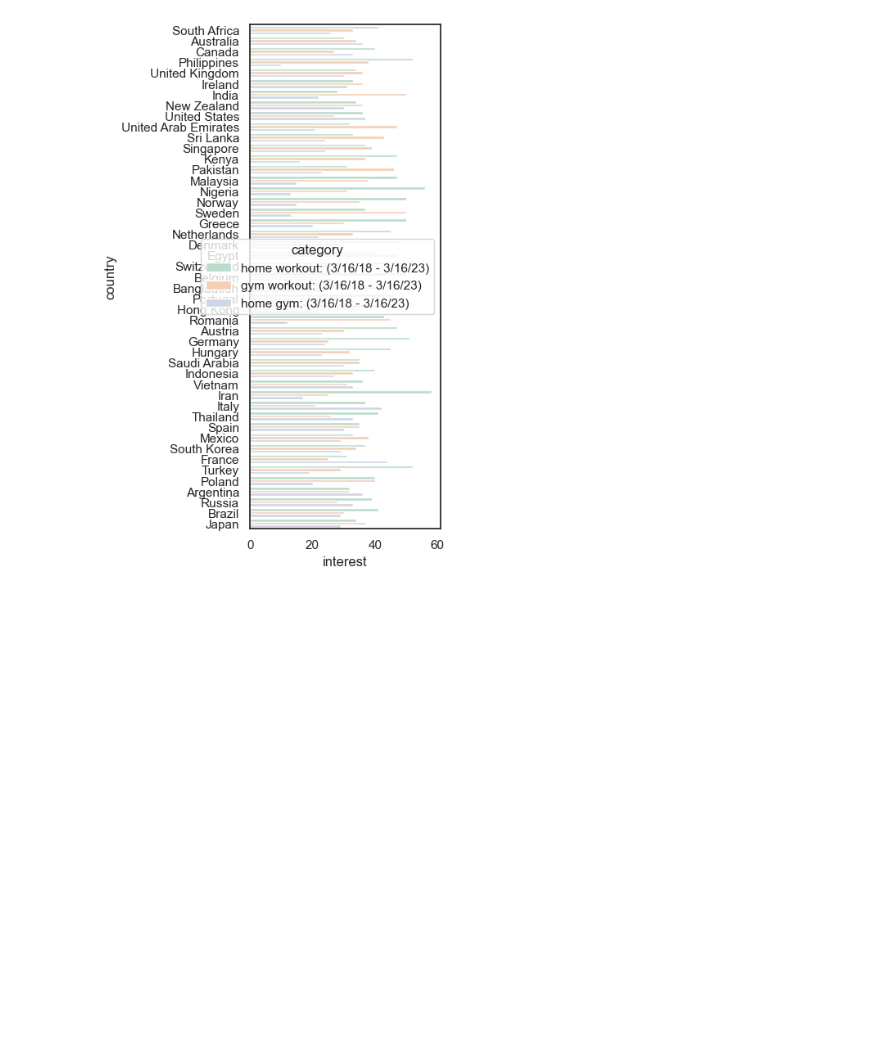
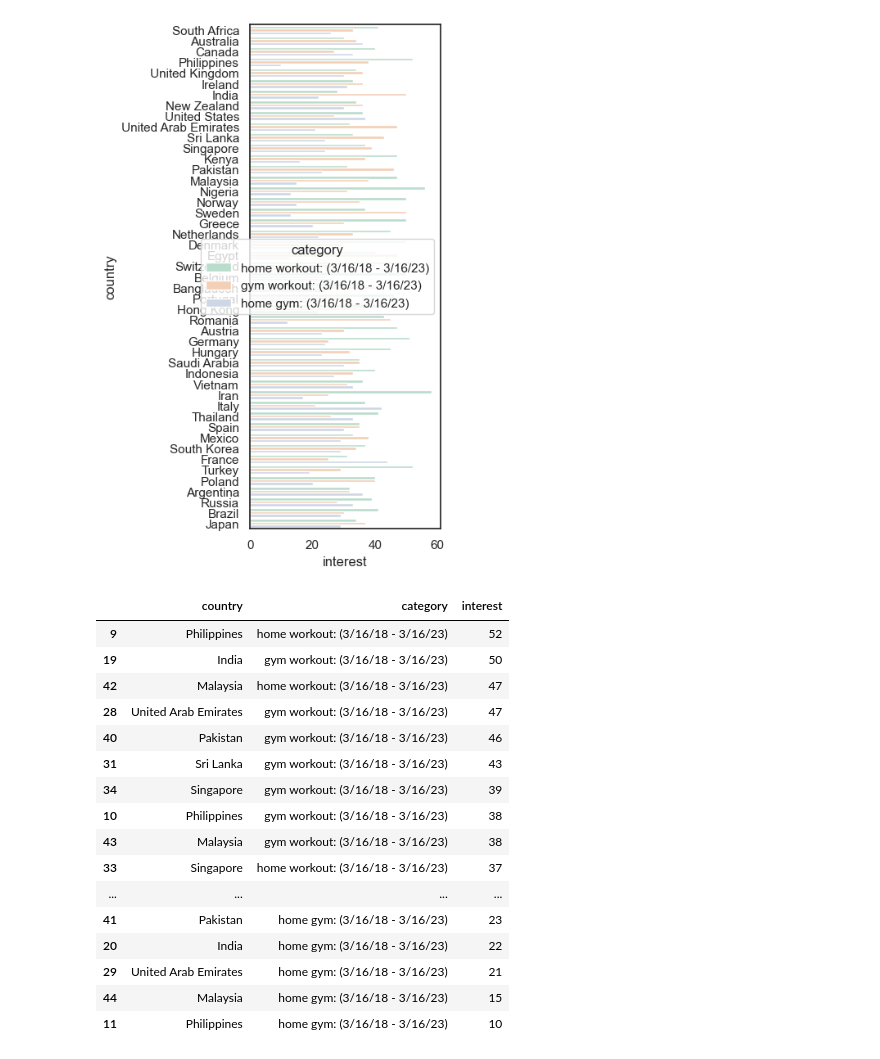
Before and after one commit to JeremyTallant/market_analysis, a Jupyter notebook: product_management.ipynb, the cells around one changed output. Cells and saved outputs as stored; diff of their text form; code cells hidden in the pictures; blank space fills up the shorter version.

Commit message:
subsetted geo_categories for specific countries

```diff
--- a/product_management.ipynb
+++ b/product_management.ipynb
@@ -118,3 +118,30 @@ top_25_countries.head()
 geo_categories = read_geo('data/geo_home_workout_gym_workout_home_gym.csv', multi=True)
 # %% [output]
 [figure]
+# %%
+# Create list of countries to filter
+country_list = ["Philippines", "Singapore", "United Arab Emirates", "Qatar", "Kuwait", "Malaysia", "Sri Lanka", "India", "Pakistan"]
+
+# Subset geo_categories for just Middle East and South Asia countries
+MESA = geo_categories[geo_categories['country'].isin(country_list)]
+
+# Display DataFrame
+MESA
+# %% [output]
+|  | country | category | interest |
+| 9 | Philippines | home workout: (3/16/18 - 3/16/23) | 52 |
+| 19 | India | gym workout: (3/16/18 - 3/16/23) | 50 |
+| 42 | Malaysia | home workout: (3/16/18 - 3/16/23) | 47 |
+| 28 | United Arab Emirates | gym workout: (3/16/18 - 3/16/23) | 47 |
+| 40 | Pakistan | gym workout: (3/16/18 - 3/16/23) | 46 |
+| 31 | Sri Lanka | gym workout: (3/16/18 - 3/16/23) | 43 |
+| 34 | Singapore | gym workout: (3/16/18 - 3/16/23) | 39 |
+| 10 | Philippines | gym workout: (3/16/18 - 3/16/23) | 38 |
+| 43 | Malaysia | gym workout: (3/16/18 - 3/16/23) | 38 |
+| 33 | Singapore | home workout: (3/16/18 - 3/16/23) | 37 |
+| ... | ... | ... | ... |
+| 41 | Pakistan | home gym: (3/16/18 - 3/16/23) | 23 |
+| 20 | India | home gym: (3/16/18 - 3/16/23) | 22 |
+| 29 | United Arab Emirates | home gym: (3/16/18 - 3/16/23) | 21 |
+| 44 | Malaysia | home gym: (3/16/18 - 3/16/23) | 15 |
+| 11 | Philippines | home gym: (3/16/18 - 3/16/23) | 10 |
```
